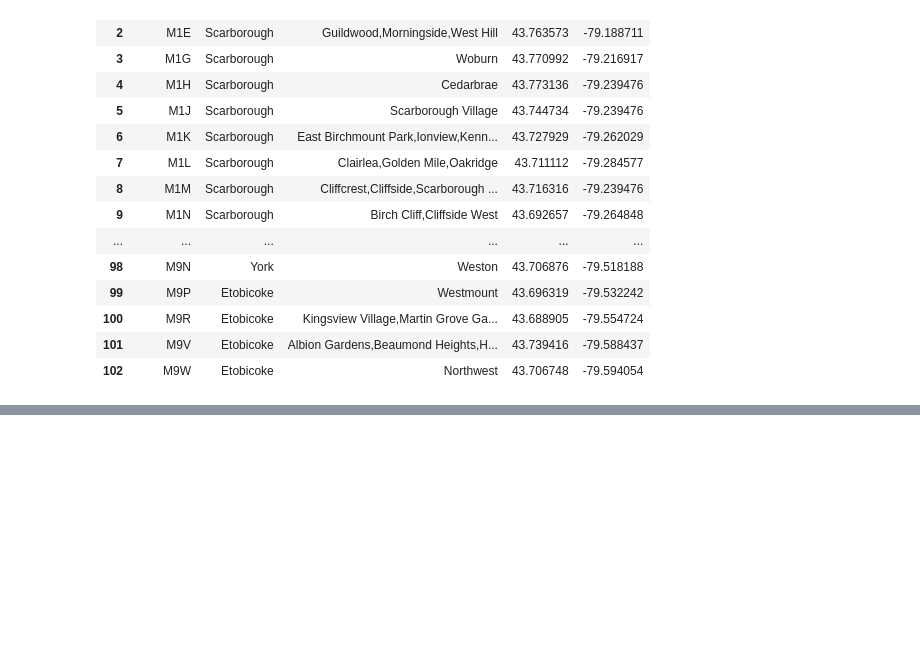
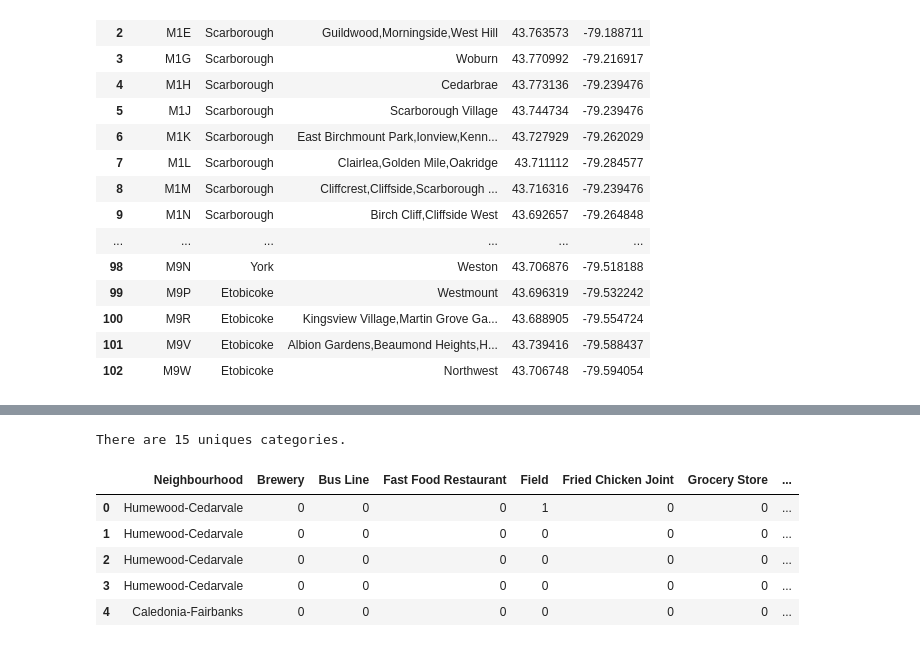
Before and after one commit to ritiksarda/Coursera_Capstone, a Jupyter notebook: CAPSTONE 2.ipynb, the cells around one changed output, grey strips where cells are left out. Saved outputs shown, nothing was run; the diff lists cells and outputs as text; code cells hidden in the pictures; blank space fills up the shorter version.

```diff
--- a/CAPSTONE 2.ipynb
+++ b/CAPSTONE 2.ipynb
@@ -188,0 +447,9 @@ df5
+# %%
+CLIENT_ID = 'YV5M5XEMIX53QNMYDHNSTNZ2NSD35I1B1HSFAUSUBTBX1TMS' # your Foursquare ID
+CLIENT_SECRET = 'NKJLVTI355ZE2QRBLUFTWAPCCXULVUNK0JUC4ULPPP35ACZY' # your Foursquare Secret
+VERSION = '20180604'
+LIMIT = 30
+
+print('Your credentails:')
+print('CLIENT_ID: ' + CLIENT_ID)
+print('CLIENT_SECRET:' + CLIENT_SECRET)
@@ -188,0 +460,11 @@ df5
+# %%
+york_data.info()
+
+neighbourhood_latitude = york_data.loc[0, 'Latitude'] # neighborhood latitude value
+neighbourhood_longitude = york_data.loc[0, 'Longitude'] # neighborhood longitude value
+
+neighbourhood_name = york_data.loc[0, 'Neighbourhood'] # neighborhood name
+
+print('Latitude and longitude values of {} are {}, {}.'.format(neighbourhood_name,
+                                                               neighbourhood_latitude,
+                                                               neighbourhood_longitude))
@@ -188,0 +483,6 @@ df5
+# %%
+LIMIT = 100
+radius = 500
+url = 'https://api.foursquare.com/v2/venues/explore?&client_id={}&client_secret={}&v={}&ll={},{}&radius={}&limit={}'.format(CLIENT_ID,CLIENT_SECRET,VERSION,neighbourhood_latitude,neighbourhood_longitude,radius,LIMIT)
+url
+york_results = requests.get(url).json()
@@ -188,0 +577,7 @@ df5
+# %%
+york_venues = getNearbyVenues(names=york_data['Neighbourhood'],
+                                   latitudes=york_data['Latitude'],
+                                   longitudes=york_data['Longitude']
+                                  )
+
+york_venues.head()
@@ -188,0 +623,22 @@ df5
+# %%
+print('There are {} uniques categories.'.format(len(york_venues['Venue Category'].unique())))
+# %% [output]
+There are 15 uniques categories.
+# %%
+york_onehot = pd.get_dummies(york_venues[['Venue Category']], prefix="", prefix_sep="")
+
+# add neighborhood column back to dataframe
+york_onehot['Neighbourhood'] = york_venues['Neighbourhood']
+
+# move neighborhood column to the first column
+york_fixed_columns = [york_onehot.columns[-1]] + list(york_onehot.columns[:-1])
+york_onehot = york_onehot[york_fixed_columns]
+
+york_onehot.head()
+# %% [output]
+|  | Neighbourhood | Brewery | Bus Line | Fast Food Restaurant | Field | Fried Chicken Joint | Grocery Store | ... |
+| 0 | Humewood-Cedarvale | 0 | 0 | 0 | 1 | 0 | 0 | ... |
+| 1 | Humewood-Cedarvale | 0 | 0 | 0 | 0 | 0 | 0 | ... |
+| 2 | Humewood-Cedarvale | 0 | 0 | 0 | 0 | 0 | 0 | ... |
+| 3 | Humewood-Cedarvale | 0 | 0 | 0 | 0 | 0 | 0 | ... |
+| 4 | Caledonia-Fairbanks | 0 | 0 | 0 | 0 | 0 | 0 | ... |
```
Also changed, not shown: parts of 46 cells of this notebook.
